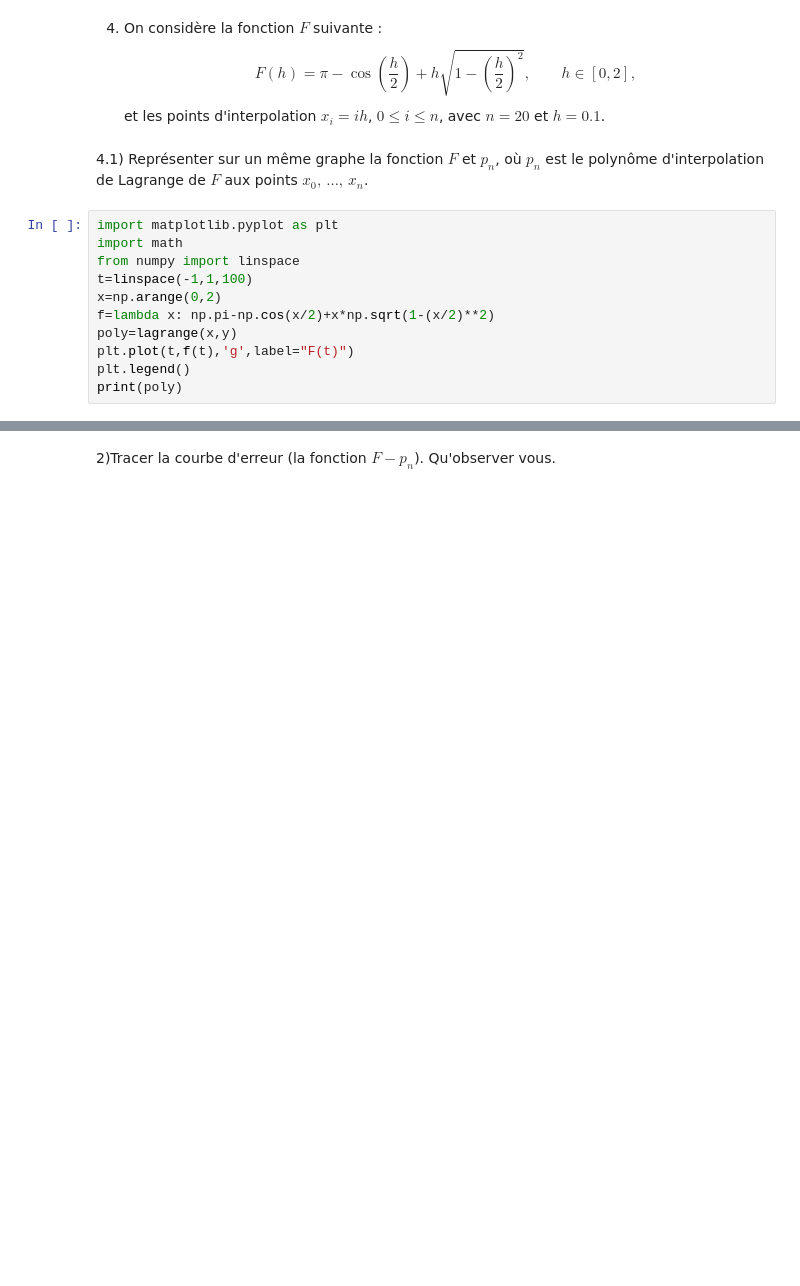
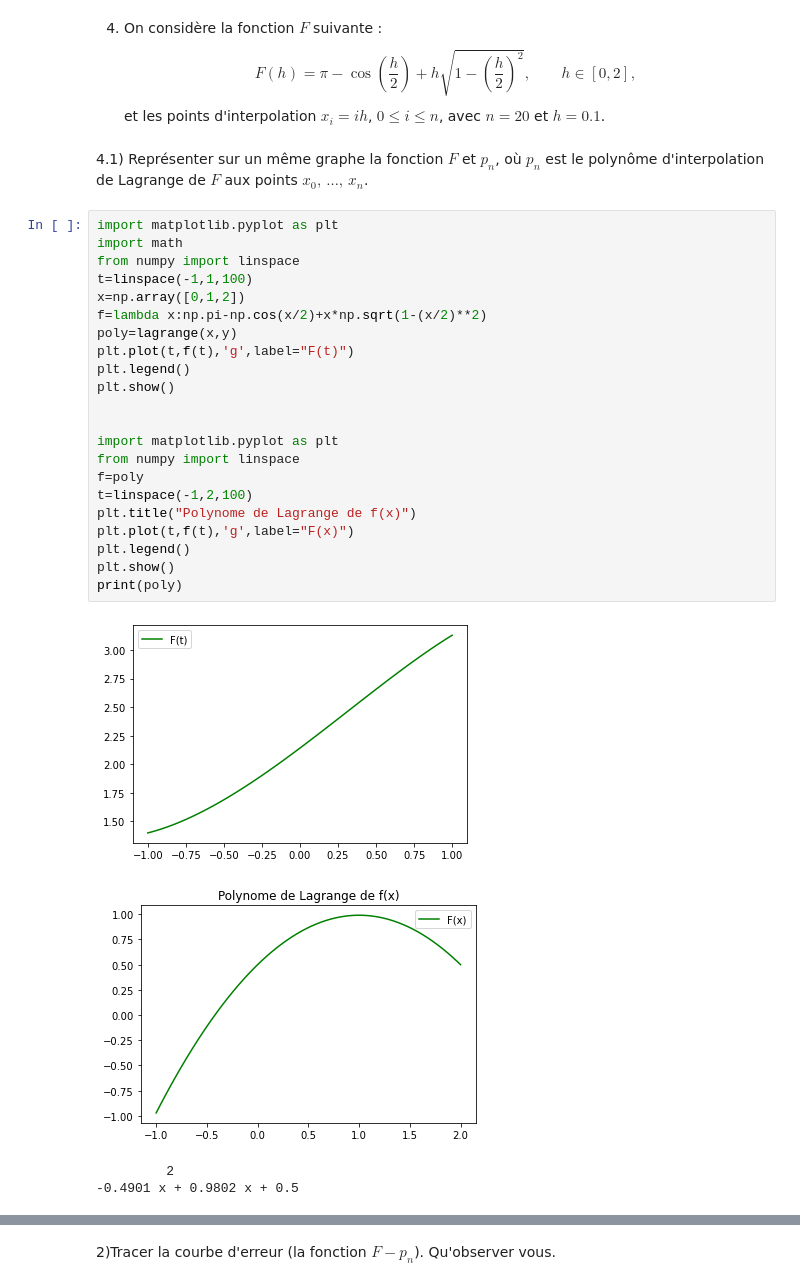
Before and after one commit to lindabouallegue/Analyse_Numerique, a Jupyter notebook: TP2/TP2_E.ipynb, the cells around one changed output, grey strips where cells are left out. Saved outputs shown, nothing was run; the diff lists cells and outputs as text; blank space fills up the shorter version.

```diff
--- a/TP2/TP2_E.ipynb
+++ b/TP2/TP2_E.ipynb
@@ -173,14 +173,30 @@ et les points d'interpolation $x_i = ih$, $0\leq i\leq n$, avec $ n=20$ et $h=0.
 # %%
 import matplotlib.pyplot as plt
 import math
 from numpy import linspace
 t=linspace(-1,1,100)
-x=np.arange(0,2)
-f=lambda x: np.pi-np.cos(x/2)+x*np.sqrt(1-(x/2)**2)
+x=np.array([0,1,2])
+f=lambda x:np.pi-np.cos(x/2)+x*np.sqrt(1-(x/2)**2)
 poly=lagrange(x,y)
 plt.plot(t,f(t),'g',label="F(t)")
 plt.legend()
+plt.show()
+
+
+import matplotlib.pyplot as plt
+from numpy import linspace
+f=poly
+t=linspace(-1,2,100)
+plt.title("Polynome de Lagrange de f(x)")
+plt.plot(t,f(t),'g',label="F(x)")
+plt.legend()
+plt.show()
 print(poly)
+# %% [output]
+[figure, added]
+[figure, added]
+         2
+-0.4901 x + 0.9802 x + 0.5
 # %%
 import matplotlib.pyplot as plt
 from numpy import linspace
```
Also changed, not shown: parts of 1 cell of this notebook.
